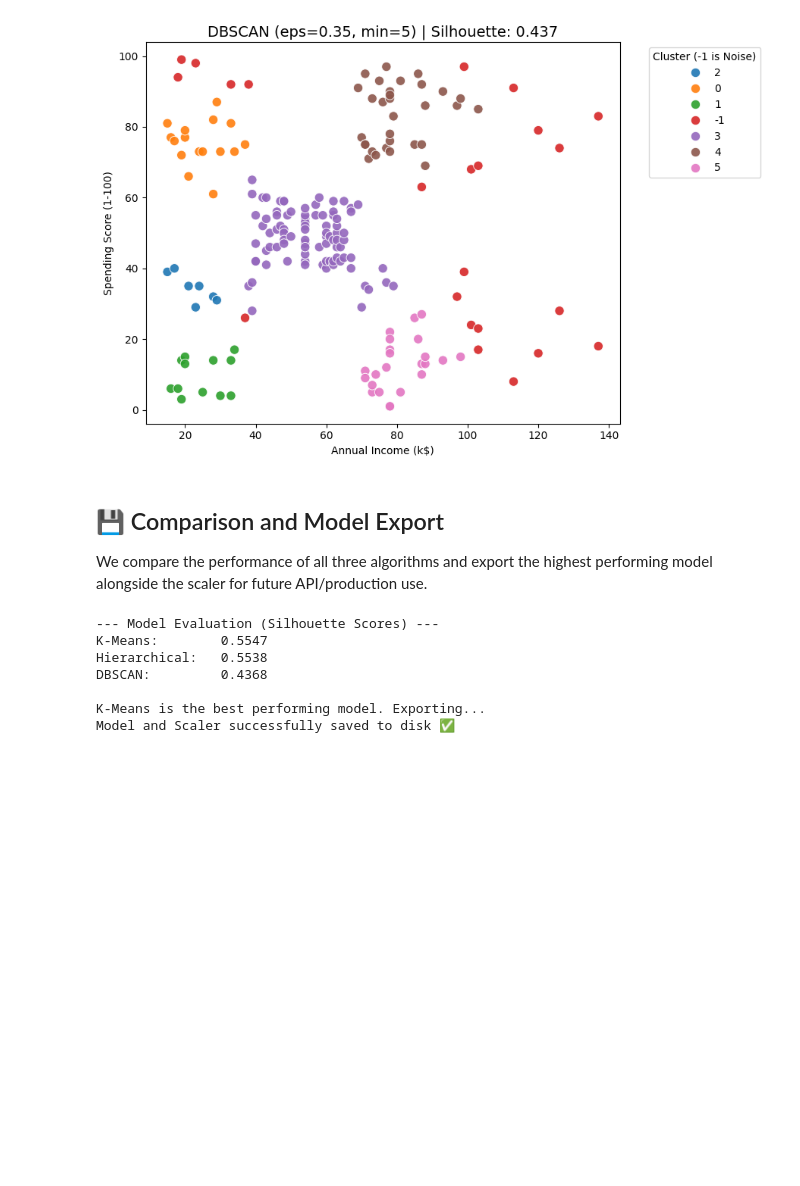
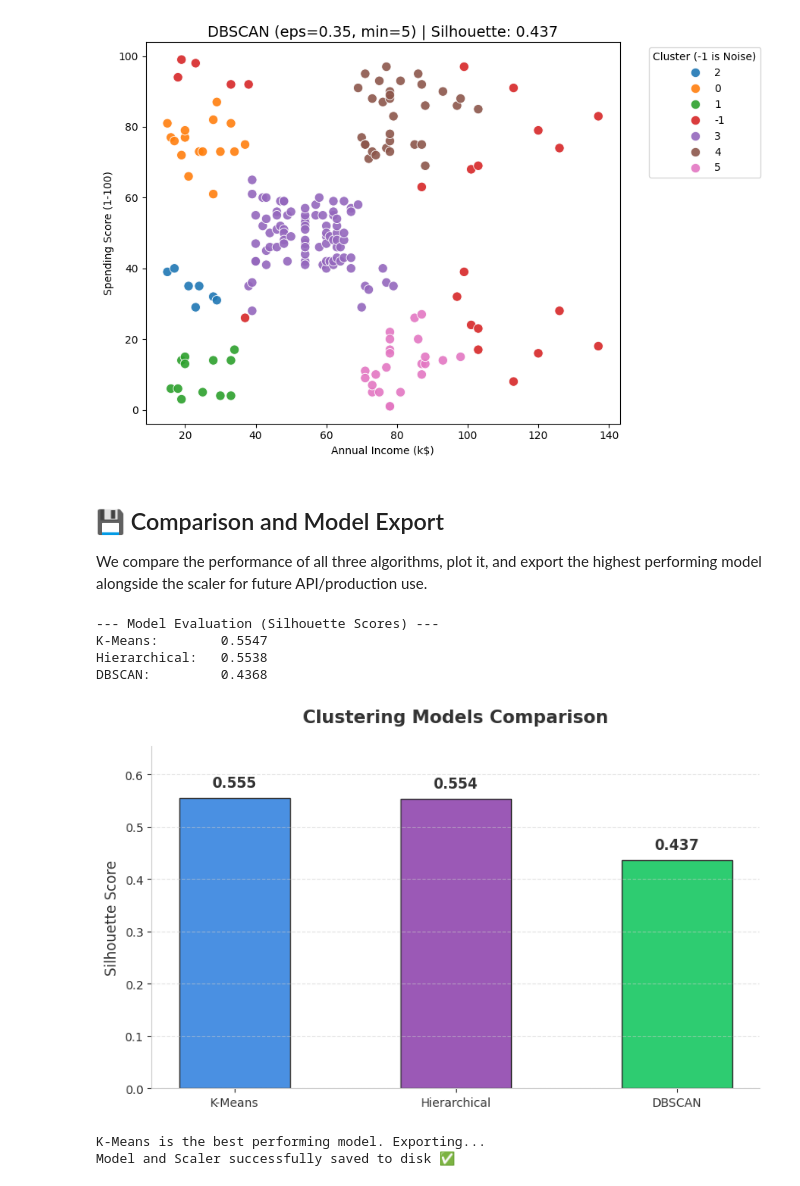
Before and after one commit to itstonywhite/Customer-Segmentation, a Jupyter notebook: Customer Segmentation Models.ipynb, the cells around one changed output. Drawn from its saved outputs; the diff is of its cells as text; code cells hidden in the pictures; blank space fills up the shorter version.

Commit message:
Comparison + Plot and Model Export

```diff
--- a/Customer Segmentation Models.ipynb
+++ b/Customer Segmentation Models.ipynb
@@ -136,23 +136,70 @@ plt.show()
 [figure]
 # %% [markdown]
 ## 💾 Comparison and Model Export
-We compare the performance of all three algorithms and export the highest performing model alongside the scaler for future API/production use.
+We compare the performance of all three algorithms, plot it, and export the highest performing model alongside the scaler for future API/production use.
 # %%
 print("--- Model Evaluation (Silhouette Scores) ---")
 print(f'K-Means:        {kmeans_sil:.4f}')
 print(f'Hierarchical:   {hc_sil:.4f}')
 print(f'DBSCAN:         {db_sil:.4f}\n')
 
+# Comparison Visualization
+
+# Data
+model_names = ['K-Means', 'Hierarchical', 'DBSCAN']
+scores = [kmeans_sil, hc_sil, db_sil]
+
+# Colors
+colors = ['#4A90E2', '#9B59B6', '#2ECC71']
+
+# Figure with white background
+fig, ax = plt.subplots(figsize=(8, 5))
+fig.patch.set_facecolor('white')
+ax.set_facecolor('white')
+
+bars = ax.bar(model_names, scores, color=colors, width=0.5, edgecolor='#333333', linewidth=1)
+
+# Add the silhouette score on top of each bar
+for bar in bars:
+    yval = bar.get_height()
+    # Adjust position dynamically
+    offset = 0.015 if yval >= 0 else -0.04
+    va_alignment = 'bottom' if yval >= 0 else 'top'
+
+    ax.text(bar.get_x() + bar.get_width()/2, yval + offset,
+            f'{yval:.3f}', ha='center', va=va_alignment,
+            color='#333333', fontsize=12, fontweight='bold')
+
+# Styling the plot
+ax.set_ylabel('Silhouette Score', fontsize=12, color='#333333')
+ax.set_title('Clustering Models Comparison', color='#333333', fontsize=15, pad=20, fontweight='bold')
+
+# Dynamic Y-axis limit
+ax.set_ylim(min(0, min(scores) - 0.1), max(scores) + 0.1)
+
+ax.spines['top'].set_visible(False)
+ax.spines['right'].set_visible(False)
+ax.spines['left'].set_color('#cccccc')
+ax.spines['bottom'].set_color('#cccccc')
+ax.tick_params(colors='#333333')
+
+# Horizontal grid for better readability
+ax.grid(axis='y', linestyle='--', alpha=0.5, color='#cccccc')
+
+plt.tight_layout()
+plt.show()
+
+# Exporting the best model
 if kmeans_sil >= max(hc_sil, db_sil):
-    print("K-Means is the best performing model. Exporting...")
+    print("\nK-Means is the best performing model. Exporting...")
     joblib.dump(kmeans, 'kmeans_segmentation_model.pkl')
     joblib.dump(scaler, 'scaler.pkl')
-    print("Model and Scaler successfully saved to disk ✅")
+    print("Model and Scaler successfully saved to disk ✅\n")
 # %% [output]
 --- Model Evaluation (Silhouette Scores) ---
 K-Means:        0.5547
 Hierarchical:   0.5538
 DBSCAN:         0.4368
-
-K-Means is the best performing model. Exporting...
-Model and Scaler successfully saved to disk ✅
+[figure, added]
+K-Means is the best performing model. Exporting...
+Model and Scaler successfully saved to disk ✅
```
